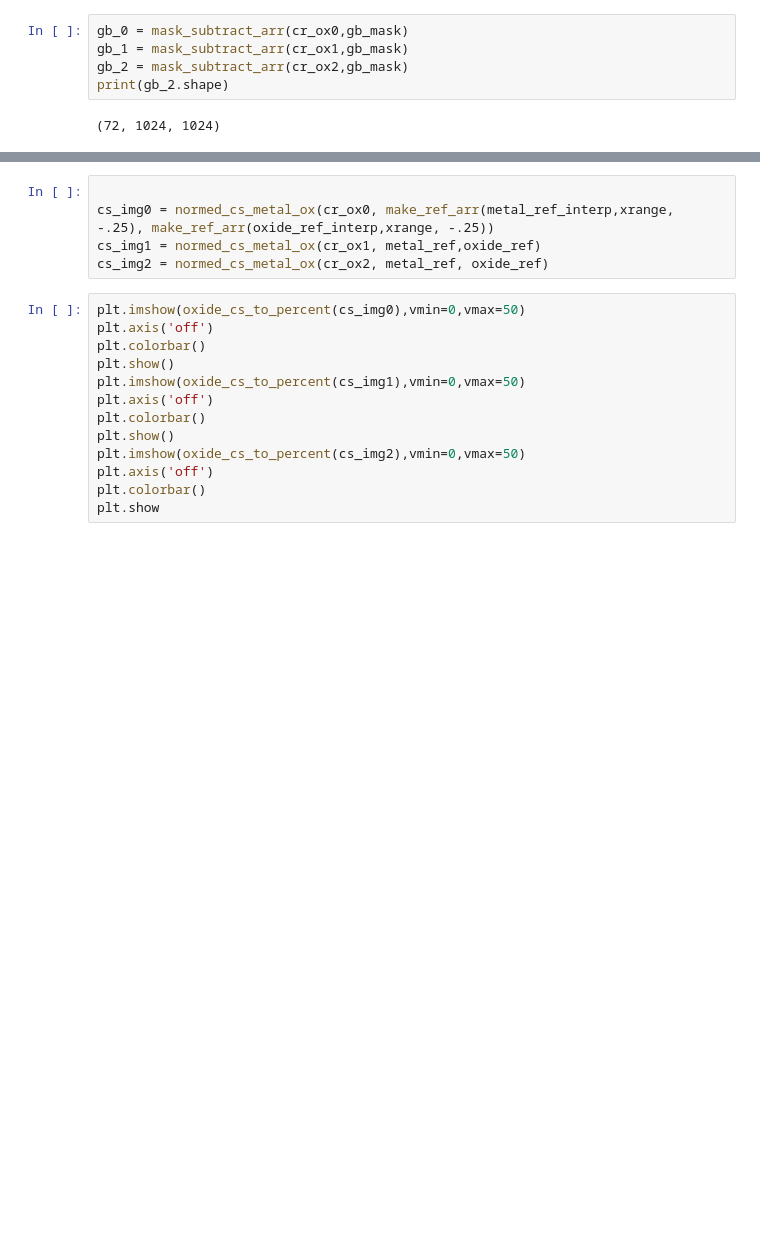
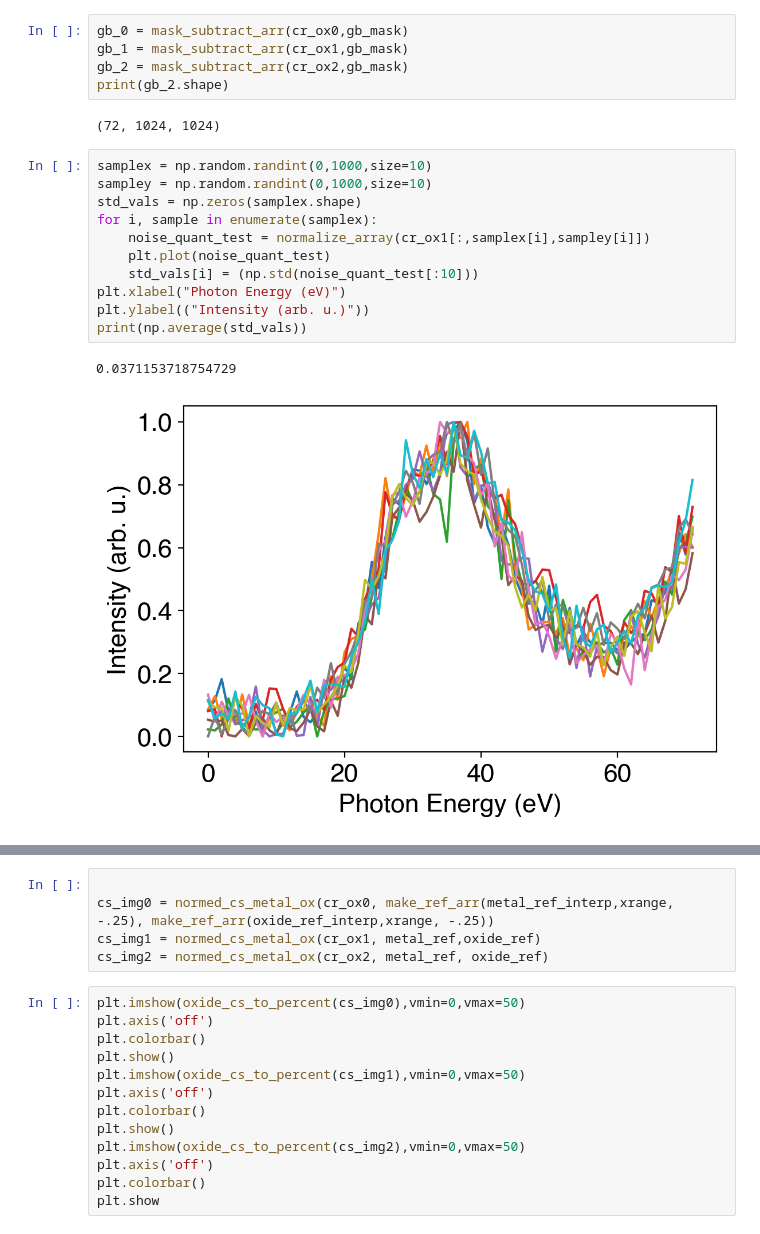
Before and after one commit to keithen-orson/mse-research, a Jupyter notebook: NiCrMo/cosine_similarity.ipynb, the cells around one changed output, grey strips where cells are left out. Cells and saved outputs as stored; diff of their text form; blank space fills up the shorter version.

```diff
--- a/NiCrMo/cosine_similarity.ipynb
+++ b/NiCrMo/cosine_similarity.ipynb
@@ -46,6 +46,20 @@ gb_2 = mask_subtract_arr(cr_ox2,gb_mask)
 print(gb_2.shape)
 # %% [output]
 (72, 1024, 1024)
+# %%
+samplex = np.random.randint(0,1000,size=10)
+sampley = np.random.randint(0,1000,size=10)
+std_vals = np.zeros(samplex.shape)
+for i, sample in enumerate(samplex):
+    noise_quant_test = normalize_array(cr_ox1[:,samplex[i],sampley[i]])
+    plt.plot(noise_quant_test)
+    std_vals[i] = (np.std(noise_quant_test[:10]))
+plt.xlabel("Photon Energy (eV)")
+plt.ylabel(("Intensity (arb. u.)"))
+print(np.average(std_vals))
+# %% [output]
+0.0371153718754729
+[figure, added]
 # %%
 plt.plot(xrange,normalize_array(np.nanmean(gb_0, axis=(1,2))))
 plt.plot(xrange,normalize_array(np.nanmean(gb_1, axis=(1,2))))
```
Also changed, not shown: parts of 7 cells of this notebook, 24 other files.
